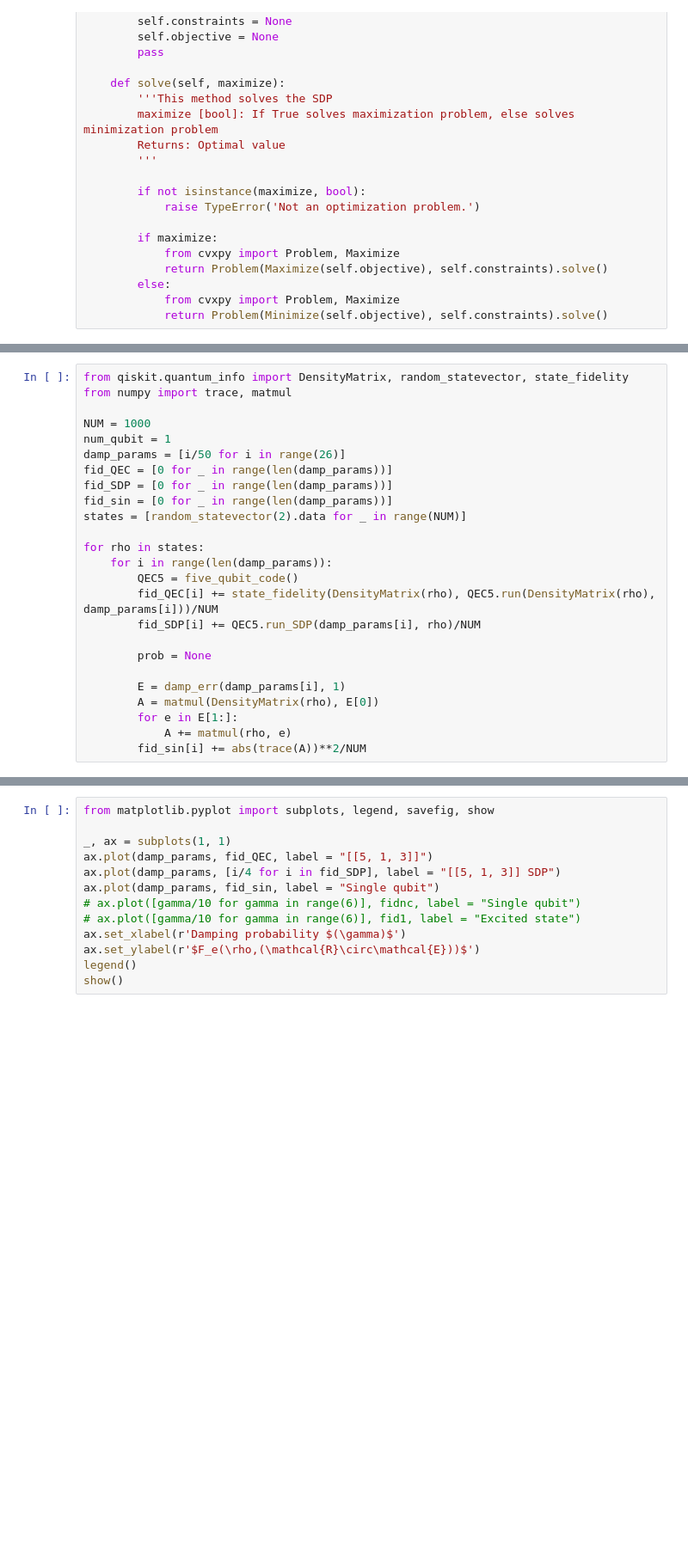
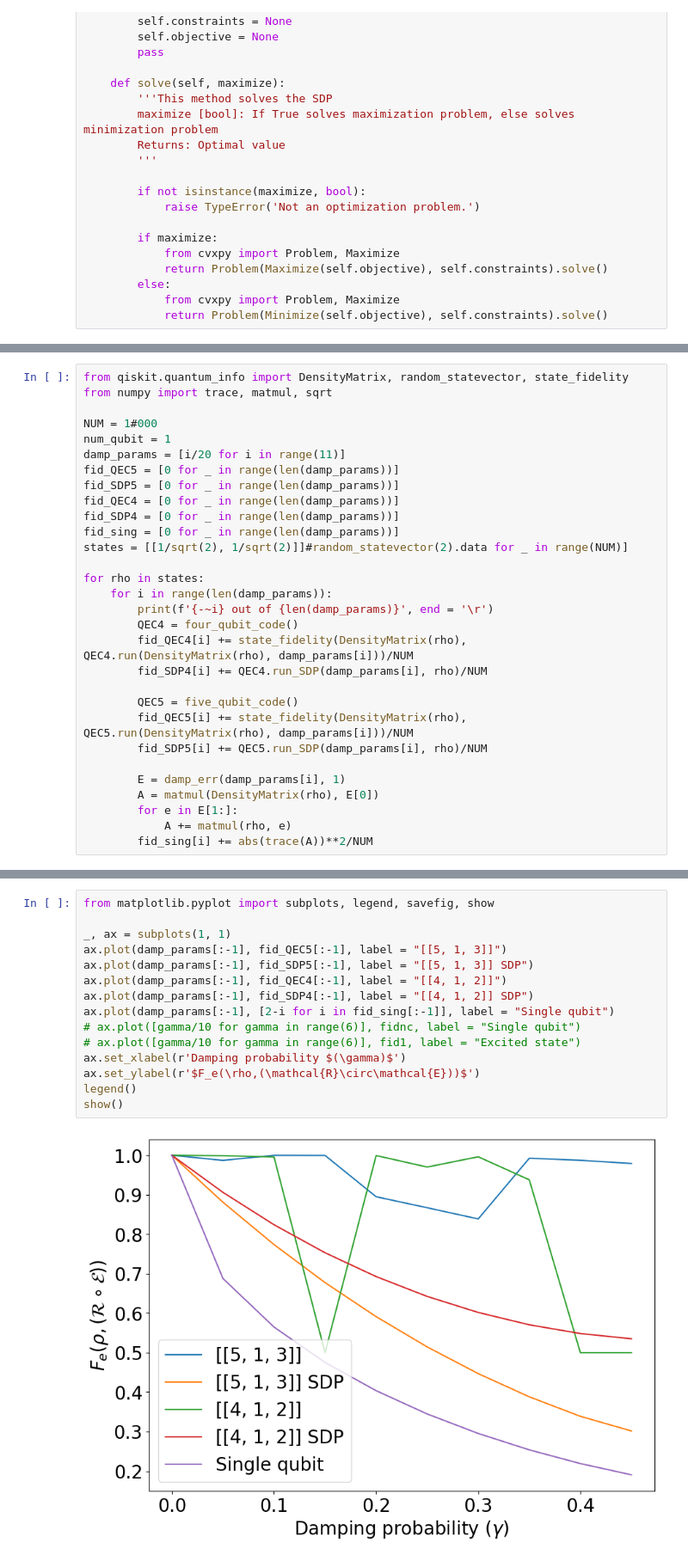
Before and after one commit to sp-k/QEC_approximate_dynamical, a Jupyter notebook: SDP.ipynb, the cells around one changed output, grey strips where cells are left out. Shown: that part at 86% size. Drawn from its saved outputs; the diff is of its cells as text; blank space fills up the shorter version.

```diff
--- a/SDP.ipynb
+++ b/SDP.ipynb
@@ -226,26 +367,31 @@ class five_qubit_code:
 # %%
 from qiskit.quantum_info import DensityMatrix, random_statevector, state_fidelity
-from numpy import trace, matmul
+from numpy import trace, matmul, sqrt
 
-NUM = 1000
+NUM = 1#000
 num_qubit = 1
-damp_params = [i/50 for i in range(26)]
-fid_QEC = [0 for _ in range(len(damp_params))]
-fid_SDP = [0 for _ in range(len(damp_params))]
-fid_sin = [0 for _ in range(len(damp_params))]
-states = [random_statevector(2).data for _ in range(NUM)]
+damp_params = [i/20 for i in range(11)]
+fid_QEC5 = [0 for _ in range(len(damp_params))]
+fid_SDP5 = [0 for _ in range(len(damp_params))]
+fid_QEC4 = [0 for _ in range(len(damp_params))]
+fid_SDP4 = [0 for _ in range(len(damp_params))]
+fid_sing = [0 for _ in range(len(damp_params))]
+states = [[1/sqrt(2), 1/sqrt(2)]]#random_statevector(2).data for _ in range(NUM)]
 
 for rho in states:
     for i in range(len(damp_params)):
+        print(f'{-~i} out of {len(damp_params)}', end = '\r')
+        QEC4 = four_qubit_code()
+        fid_QEC4[i] += state_fidelity(DensityMatrix(rho), QEC4.run(DensityMatrix(rho), damp_params[i]))/NUM
+        fid_SDP4[i] += QEC4.run_SDP(damp_params[i], rho)/NUM
+
         QEC5 = five_qubit_code()
-        fid_QEC[i] += state_fidelity(DensityMatrix(rho), QEC5.run(DensityMatrix(rho), damp_params[i]))/NUM
-        fid_SDP[i] += QEC5.run_SDP(damp_params[i], rho)/NUM
-
-        prob = None
+        fid_QEC5[i] += state_fidelity(DensityMatrix(rho), QEC5.run(DensityMatrix(rho), damp_params[i]))/NUM
+        fid_SDP5[i] += QEC5.run_SDP(damp_params[i], rho)/NUM
 
         E = damp_err(damp_params[i], 1)
         A = matmul(DensityMatrix(rho), E[0])
         for e in E[1:]:
             A += matmul(rho, e)
-        fid_sin[i] += abs(trace(A))**2/NUM
+        fid_sing[i] += abs(trace(A))**2/NUM
 # %% [output]
@@ -254,13 +400,17 @@ for rho in states:
 # %%
 from matplotlib.pyplot import subplots, legend, savefig, show
 
 _, ax = subplots(1, 1)
-ax.plot(damp_params, fid_QEC, label = "[[5, 1, 3]]")
-ax.plot(damp_params, [i/4 for i in fid_SDP], label = "[[5, 1, 3]] SDP")
-ax.plot(damp_params, fid_sin, label = "Single qubit")
+ax.plot(damp_params[:-1], fid_QEC5[:-1], label = "[[5, 1, 3]]")
+ax.plot(damp_params[:-1], fid_SDP5[:-1], label = "[[5, 1, 3]] SDP")
+ax.plot(damp_params[:-1], fid_QEC4[:-1], label = "[[4, 1, 2]]")
+ax.plot(damp_params[:-1], fid_SDP4[:-1], label = "[[4, 1, 2]] SDP")
+ax.plot(damp_params[:-1], [2-i for i in fid_sing[:-1]], label = "Single qubit")
 # ax.plot([gamma/10 for gamma in range(6)], fidnc, label = "Single qubit")
 # ax.plot([gamma/10 for gamma in range(6)], fid1, label = "Excited state")
 ax.set_xlabel(r'Damping probability $(\gamma)$')
 ax.set_ylabel(r'$F_e(\rho,(\mathcal{R}\circ\mathcal{E}))$')
 legend()
 show()
+# %% [output]
+[figure, added]
```
Also changed, not shown: parts of 3 cells of this notebook, 1 other file.
